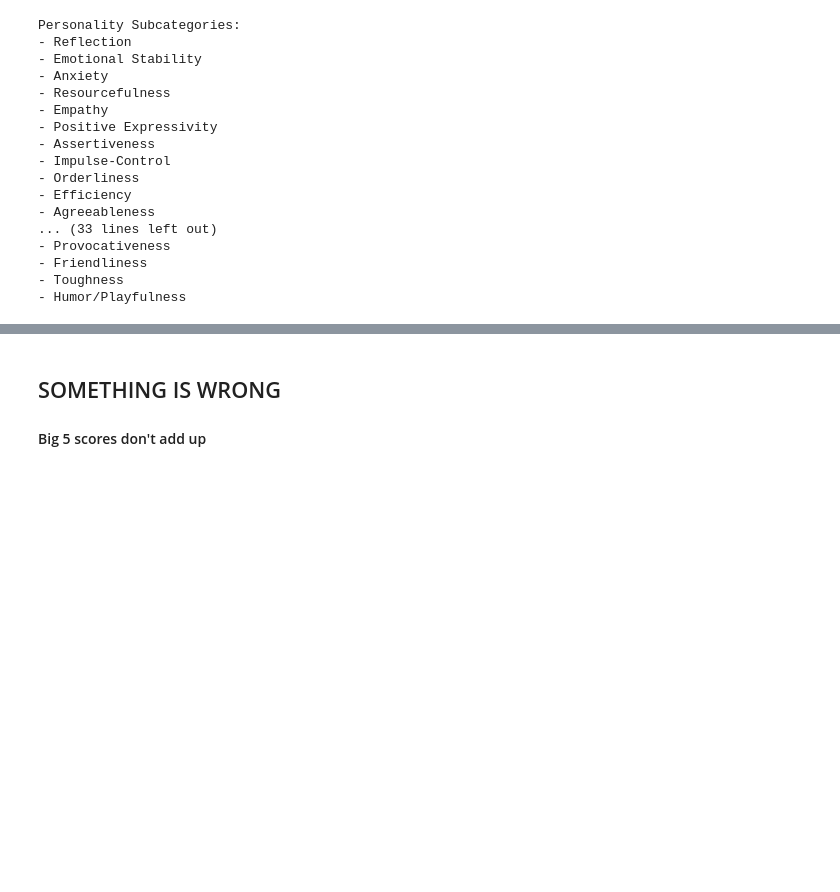
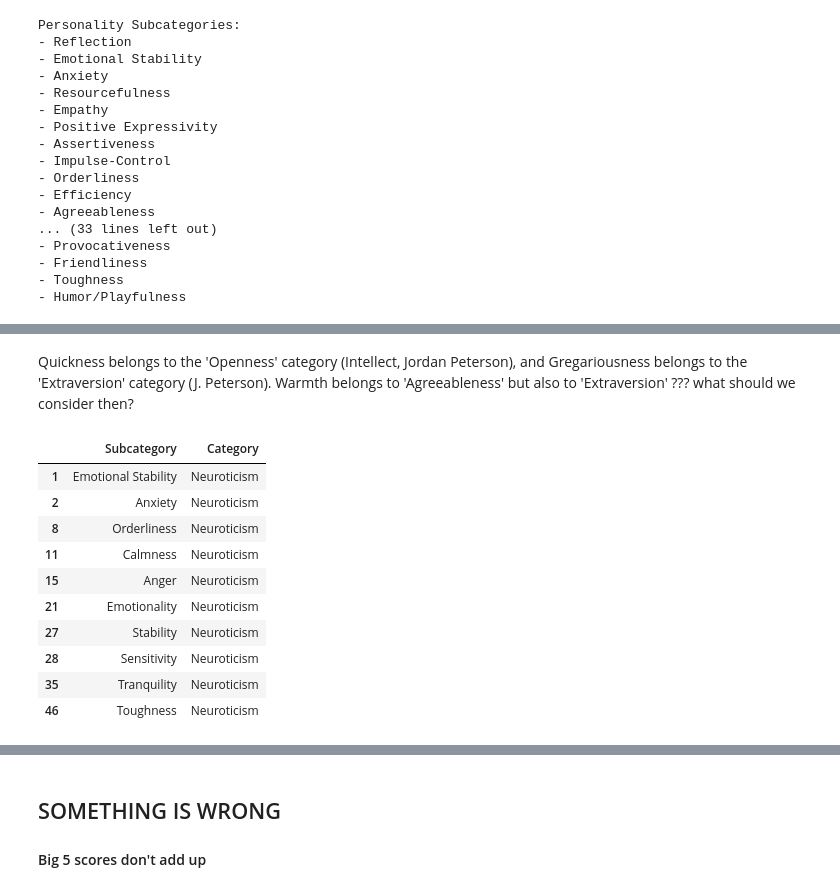
Before and after one commit to carleondel/mixmosa-anonymized-data, a Jupyter notebook: data analysis/Big5_clarification.ipynb, the cells around one changed output, grey strips where cells are left out. Drawn from its saved outputs; the diff is of its cells as text; code cells hidden in the pictures; blank space fills up the shorter version.

```diff
--- a/data analysis/Big5_clarification.ipynb
+++ b/data analysis/Big5_clarification.ipynb
@@ -69,0 +185,17 @@ big5 = pd.DataFrame({'Subcategory': personality_subcategories, 'Category': big_f
+# %% [markdown]
+Quickness belongs to the 'Openness' category (Intellect, Jordan Peterson), and Gregariousness belongs to the 'Extraversion' category (J. Peterson).
+Warmth belongs to 'Agreeableness' but also to 'Extraversion' ??? what should we consider then?
+# %%
+big5[big5['Category']== 'Neuroticism']
+# %% [output]
+|  | Subcategory | Category |
+| 1 | Emotional Stability | Neuroticism |
+| 2 | Anxiety | Neuroticism |
+| 8 | Orderliness | Neuroticism |
+| 11 | Calmness | Neuroticism |
+| 15 | Anger | Neuroticism |
+| 21 | Emotionality | Neuroticism |
+| 27 | Stability | Neuroticism |
+| 28 | Sensitivity | Neuroticism |
+| 35 | Tranquility | Neuroticism |
+| 46 | Toughness | Neuroticism |
```
Also changed, not shown: parts of 19 cells of this notebook.
